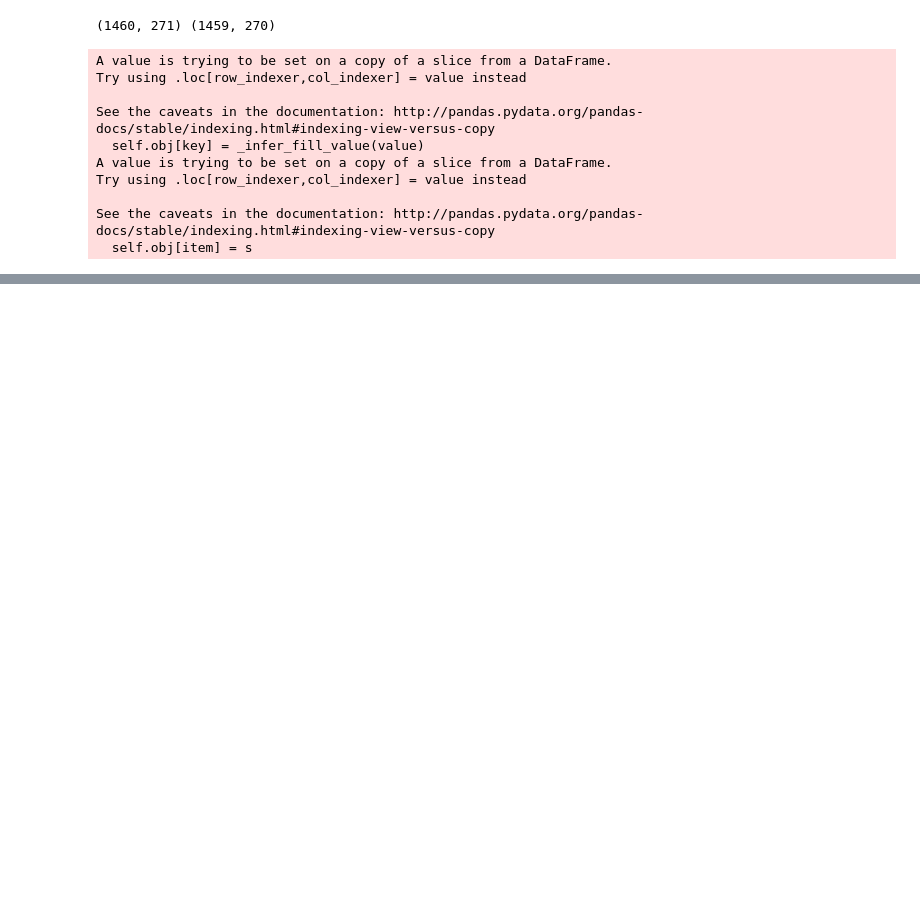
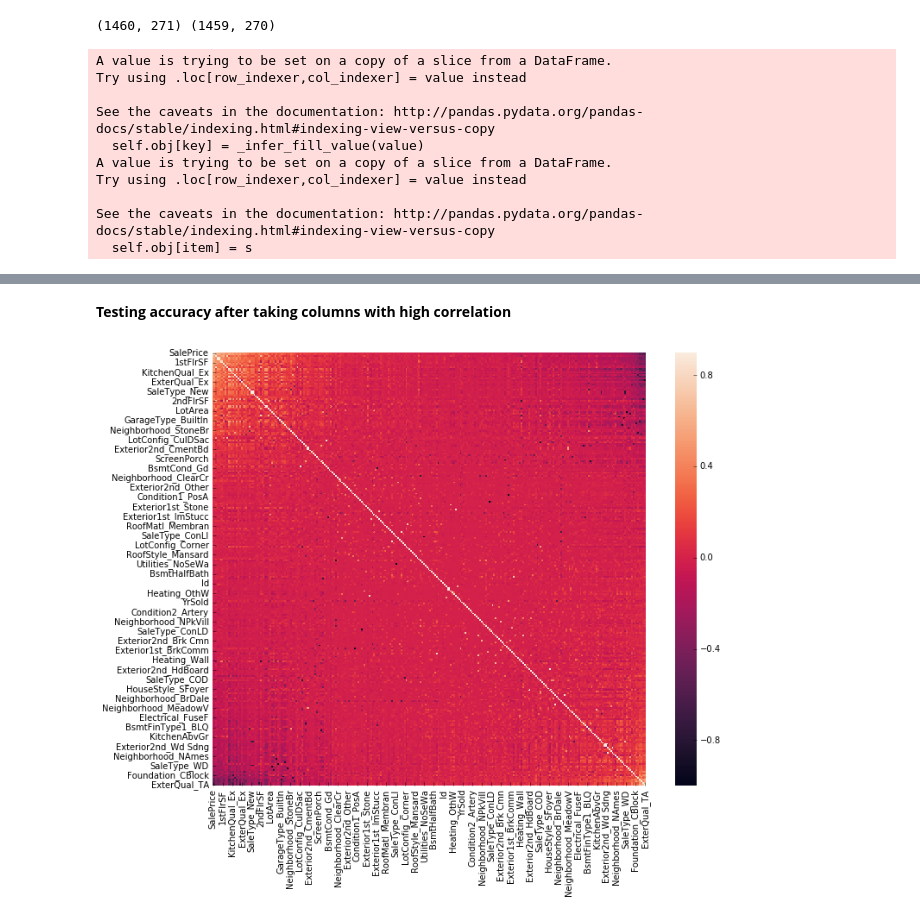
Before and after one commit to RHaran98/house_prices_prediction, a Jupyter notebook: visual.ipynb, the cells around one changed output, grey strips where cells are left out. Drawn from its saved outputs; the diff is of its cells as text; code cells hidden in the pictures; blank space fills up the shorter version.

```diff
--- a/visual.ipynb
+++ b/visual.ipynb
@@ -180,0 +216,11 @@ AttributeError: 'numpy.float64' object has no attribute '2f'
+# %% [markdown]
+<b>Testing accuracy after taking columns with high correlation<b>
+# %%
+ix = train.corr().sort_values('SalePrice', ascending=False).index
+train_sorted = train.loc[:, ix]
+ix = ix.drop(["SalePrice"])
+test_sorted = test.loc[:,ix]
+
+plotCorr(train_sorted)
+# %% [output]
+[figure, added]
```
Also changed, not shown: parts of 13 cells of this notebook.
